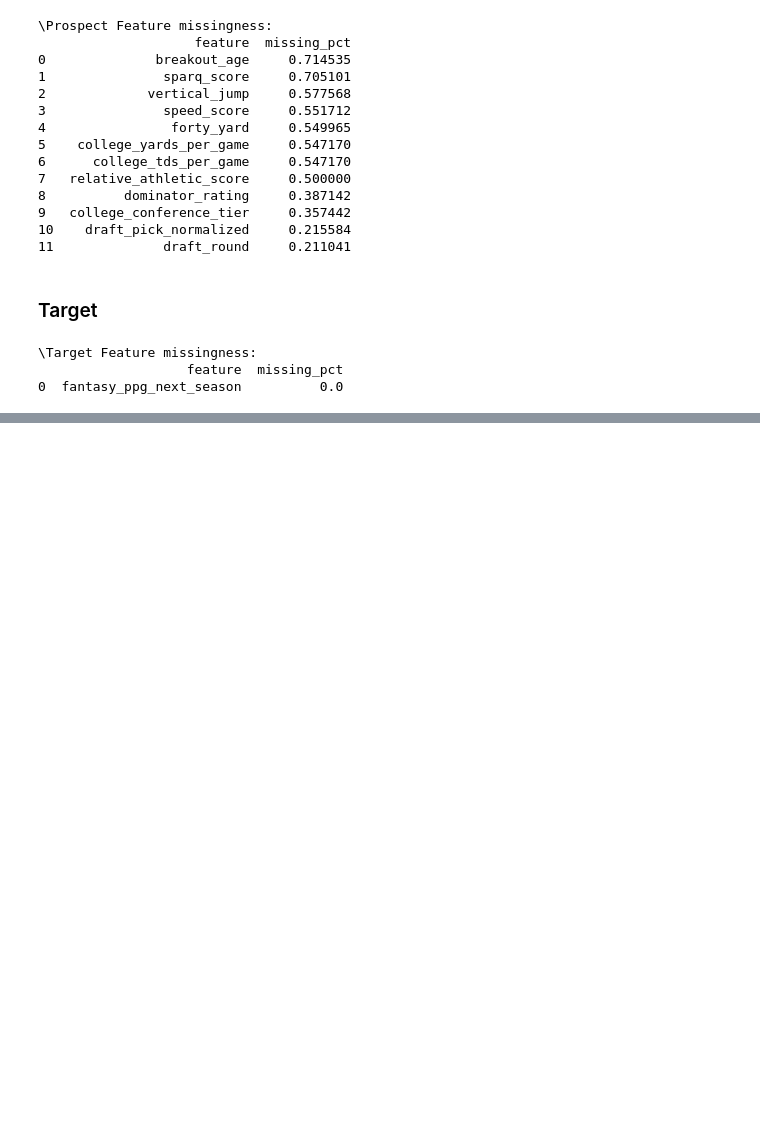
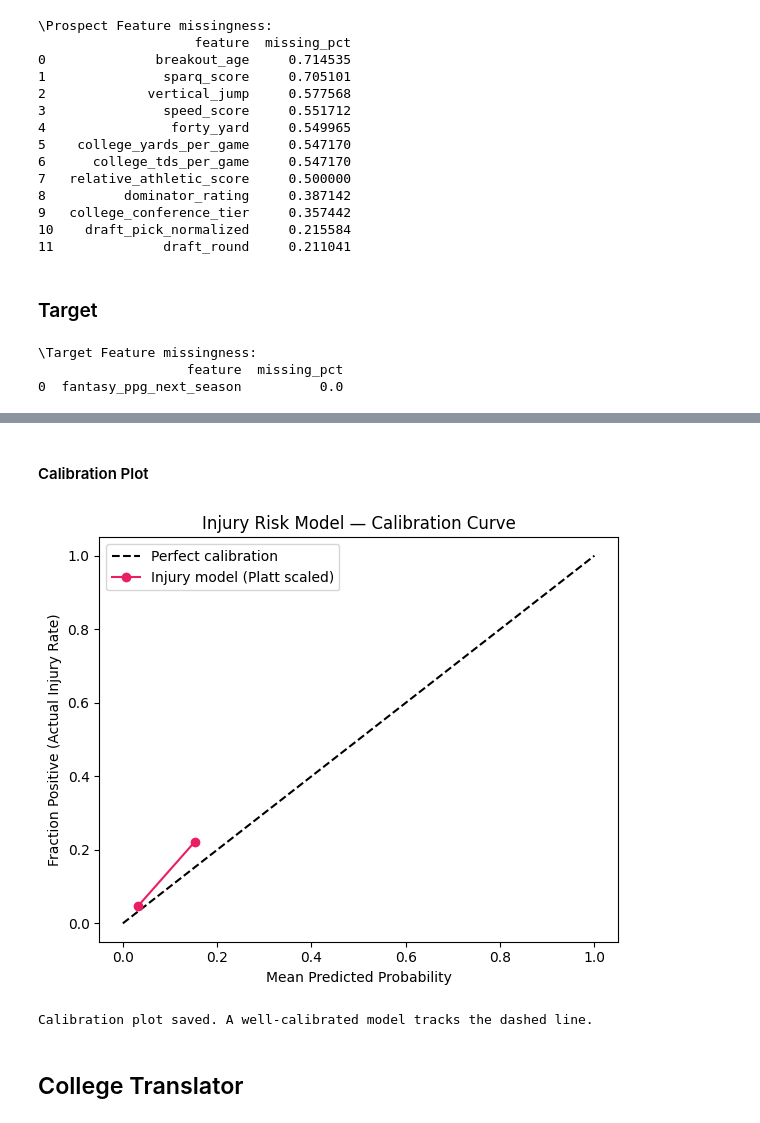
Before and after one commit to sandeeptiwari6/dynasty-ai-engine, a Jupyter notebook: notebooks/02_models.ipynb, the cells around one changed output, grey strips where cells are left out. Drawn from its saved outputs; the diff is of its cells as text; code cells hidden in the pictures; blank space fills up the shorter version.

```diff
--- a/notebooks/02_models.ipynb
+++ b/notebooks/02_models.ipynb
@@ -405,0 +551,8 @@ dtype: float64
+# %%
+print("\nTraining Injury Risk Classifier...")
+injury_model = InjuryRiskModel()
+injury_metrics = injury_model.train_with_tracking(df_all, params={"model": "LogisticRegression"})
+injury_model.save()
+print(f"\nInjury model metrics:")
+for k, v in injury_metrics.items():
+    print(f"  {k}: {v:.3f}" if isinstance(v, float) else f"  {k}: {v}")
@@ -405,0 +574,28 @@ dtype: float64
+# %% [markdown]
+#### Calibration Plot
+# %%
+from sklearn.calibration import calibration_curve
+df_with_target = df_all.copy()
+df_with_target["injured_binary"] = (df_with_target["games_missed_last_season"] >= 4).astype(int)
+
+X_test = df_with_target[[c for c in injury_model._feature_cols if c in df_with_target]].fillna(0)
+y_test = df_with_target["injured_binary"]
+probs = injury_model._calibrated.predict_proba(X_test)[:, 1]
+
+frac_pos, mean_pred = calibration_curve(y_test, probs, n_bins=8)
+fig, ax = plt.subplots(figsize=(6, 5))
+ax.plot([0, 1], [0, 1], "k--", label="Perfect calibration")
+ax.plot(mean_pred, frac_pos, "o-", color="#E91E63", label="Injury model (Platt scaled)")
+ax.set_xlabel("Mean Predicted Probability")
+ax.set_ylabel("Fraction Positive (Actual Injury Rate)")
+ax.set_title("Injury Risk Model — Calibration Curve")
+ax.legend()
+plt.tight_layout()
+plt.savefig("artifacts/injury_calibration.png", dpi=150)
+plt.show()
+print("\nCalibration plot saved. A well-calibrated model tracks the dashed line.")
+# %% [output]
+[figure, added]
+Calibration plot saved. A well-calibrated model tracks the dashed line.
+# %% [markdown]
+## College Translator
```
Also changed, not shown: parts of 20 cells of this notebook, 19 other files.
